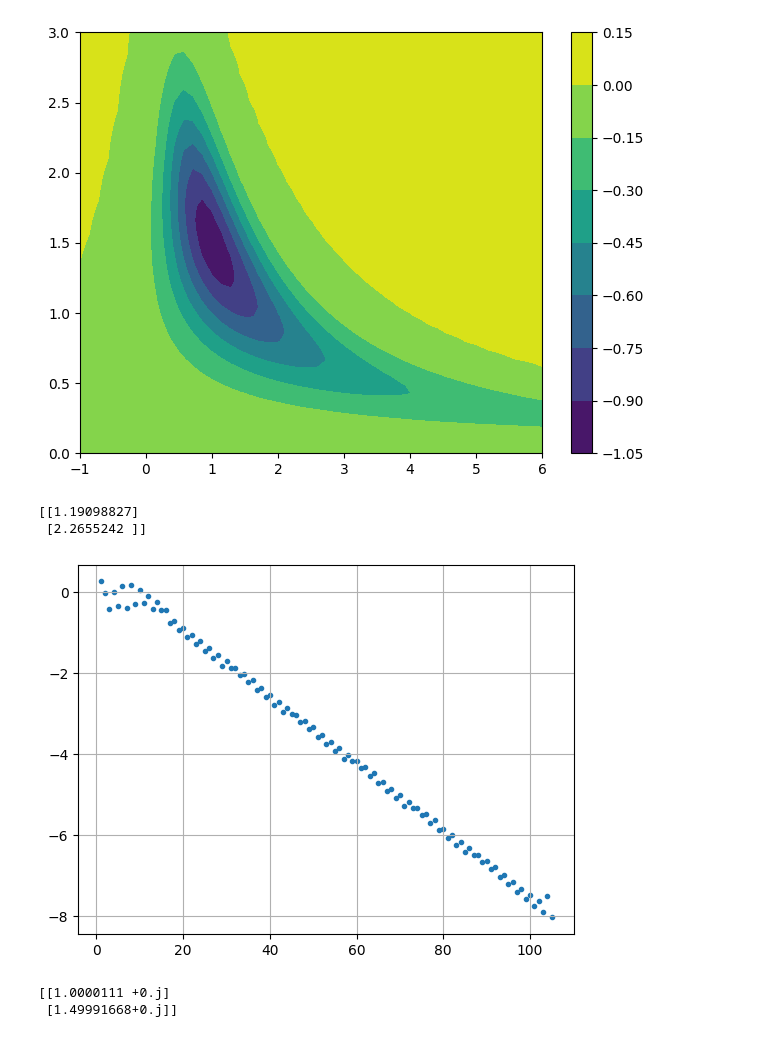
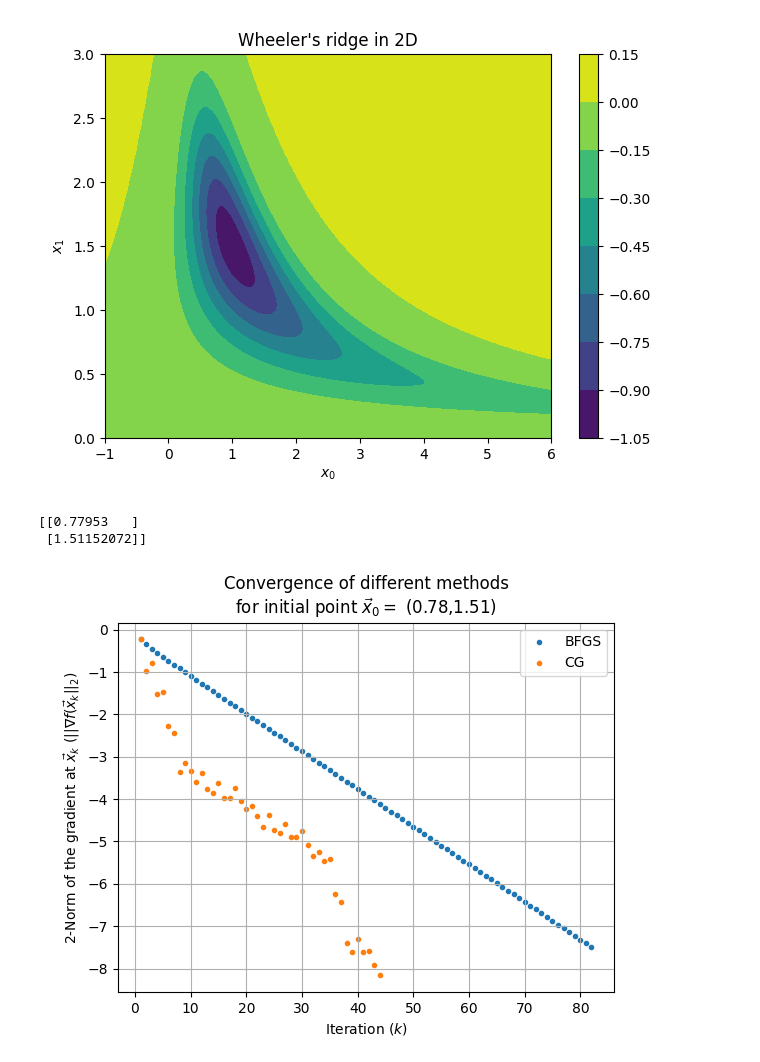
Before and after one commit to BGhertner/APMA923-Assig3, a Jupyter notebook: Code/testing_methods.ipynb, the cells around one changed output. Saved outputs shown, nothing was run; the diff lists cells and outputs as text; code cells hidden in the pictures.

```diff
--- a/Code/testing_methods.ipynb
+++ b/Code/testing_methods.ipynb
@@ -20,38 +23,40 @@ def g(x):
     x1 = x[1,0]
     g_x0 = np.exp(-(x0*x1 - 3/2)**2 - (x1 - 3/2)**2)*2*(x0*x1 - 3/2)*x1 + 2*x0*1e-4
     g_x1 = np.exp(-(x0*x1 - 3/2)**2 - (x1 - 3/2)**2)*2*((x0*x1 - 3/2)*x0 + (x1 - 3/2)) + 2*x1*1e-4
     return np.array([[g_x0], [g_x1]])
 
 def Hes(x):
     x = x.reshape(-1,1)
     x0 = x[0,0]
     x1 = x[1,0]
     H00 = -x1**2*(4*x0**2*x1**2 - 12*x0*x1 + 7)*np.exp(-(x0*x1 - 3/2)**2 - (x1 - 3/2)**2) + 2*1e-4
     H01 = -((4*x0**3 + 4*x0)*x1**3 + (-12*x0**2 - 6*x0 - 6)*x1**2 + (5*x0 + 9)*x1 + 3)*np.exp(-(x0*x1 - 3/2)**2 - (x1 - 3/2)**2)
     H11 = -((4*x0**2 + 8*x0**2 + 4)*x1**2 + (-12*x0**3 - 12*x0**2 - 12*x0 - 12)*x1 + 7*x0**2 + 18*x0 + 7)*np.exp(-(x0*x1 - 3/2)**2 - (x1 - 3/2)**2) + 2*1e-4
 
     return(np.array([[H00, H01], [H01, H11]]))
 
-x = np.linspace(-1,6)
-y = np.linspace(0,3)
+x = np.linspace(-1,6, 100)
+y = np.linspace(0,3, 100)
 
 XX, YY = np.meshgrid(x, y)
 Z = np.zeros_like(XX.flatten())
 for i, (X, Y) in enumerate(zip(XX.flatten(), YY.flatten())):
     Z[i] = wheelerridge(np.array([X,Y]))
 
 Z = Z.reshape(XX.shape)
 
 fig, ax = plt.subplots(layout='tight')
 
 cont = ax.contourf(XX, YY, Z)
 fig.colorbar(cont)
 
+ax.set(title='Wheeler\'s ridge in 2D', xlabel=r'$x_0$', ylabel=r'$x_1$')
+
 plt.show()
 # %% [output]
-[figure, old version]
+[figure, new version]
 # %%
-##Test a random point for BFGS x in [0.5,3], y in [0,3]
+##Test a random point for BFGS and CG x in [0.5,3], y in [0,3]
 
 x0 = np.random.random((2,1)).reshape(-1,1)*np.array([[2.5],[3]]) + np.array([[0.5],[0]])
 print(x0)
@@ -60,20 +65,23 @@ eigs = sla.eigvals(H)
 if np.any(eigs <= 0 ): H = H - np.min(eigs)*1.1*np.eye(2,2)
 sla.eigvals(H)
 
-x, grads, _ = BFGS(x0, wheelerridge, g, H, get_step=backtracking,
-                   verbose=False, eps=1e-8, kmax=1000)
+x, grads, _ = BFGS(x0, wheelerridge, H=H, get_step=wolfe_bisection,
+                   verbose=False, eps=1e-8, kmax=1000, gmethod=1)
+x_CG, grads_CG, _ = CG(x0, wheelerridge, get_step=wolfe_bisection,
+                       eps=1e-8, kmax=1000, gmethod=1)
 
 fig, ax = plt.subplots()
 
-ax.scatter(np.arange(1,len(grads)+1), np.log10(grads), marker='.')
+ax.scatter(np.arange(1,len(grads)+1), np.log10(grads), marker='.', label='BFGS')
+ax.scatter(np.arange(1,len(grads_CG)+1), np.log10(grads_CG), marker='.', label='CG')
 ax.grid()
+ax.legend()
+ax.set(xlabel=r'Iteration ($k$)',
+       ylabel=r'2-Norm of the gradient at $\vec{x}_k$ ($||\nabla f(\vec{x}_k||_2$)',
+       title='Convergence of different methods\n' + r'for initial point $\vec{x}_0 =$ ' + f'({x0[0,0]:.2f},{x0[1,0]:.2f})')
 
 plt.show()
-
-print(x)
 # %% [output]
-[[1.19098827]
- [2.2655242 ]]
+[[0.77953   ]
+ [1.51152072]]
-[figure, old version]
+[figure, new version]
-[[1.0000111 +0.j]
- [1.49991668+0.j]]
```
Also changed, not shown: parts of 3 cells of this notebook, 5 other files.
